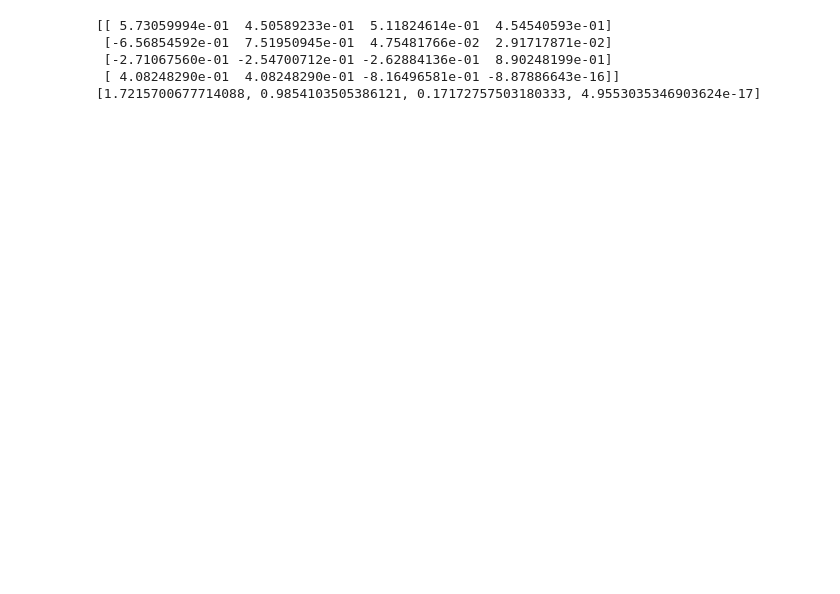
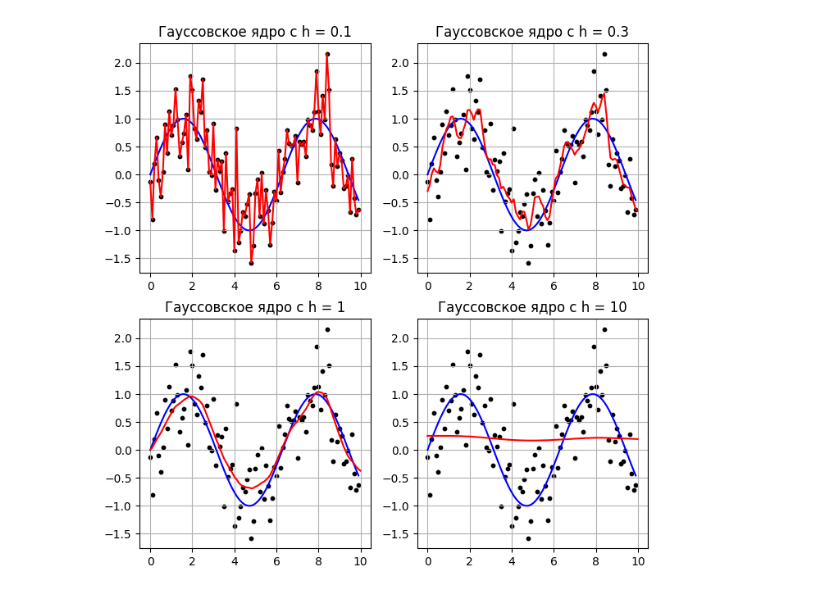
Before and after one commit to Sergey-Kiselev-dev/ML_sem_pub, a Jupyter notebook: ML_04_selfedu_ml_31.ipynb, the cells around one changed output. Cells and saved outputs as stored; diff of their text form; code cells hidden in the pictures; blank space fills up the shorter version.

```diff
--- a/ML_04_selfedu_ml_31.ipynb
+++ b/ML_04_selfedu_ml_31.ipynb
@@ -4,23 +5,41 @@
 import numpy as np
 import matplotlib.pyplot as plt
-# %%
-SIZE = 1000
-np.random.seed(123)
-x = np.random.normal(size=SIZE)
-y = np.random.normal(size=SIZE)
-z = (x + y) / 2
-x0 = np.sin(x + y)
-
-F = np.vstack([x, y, z, x0])
-FF = 1 / SIZE * F @ F.T
-L, W = np.linalg.eig(FF)
-WW = sorted(zip(L, W.T), key=lambda lx: lx[0], reverse=True)
-WW = np.array([w[1] for w in WW])
-print(WW)
-print(sorted(L, reverse=True))
-# %% [output]
-[[ 5.73059994e-01  4.50589233e-01  5.11824614e-01  4.54540593e-01]
- [-6.56854592e-01  7.51950945e-01  4.75481766e-02  2.91717871e-02]
- [-2.71067560e-01 -2.54700712e-01 -2.62884136e-01  8.90248199e-01]
- [ 4.08248290e-01  4.08248290e-01 -8.16496581e-01 -8.87886643e-16]]
-[1.7215700677714088, 0.9854103505386121, 0.17172757503180333, 4.9553035346903624e-17]
+# %%
+x = np.arange(0, 10, 0.1)           # отсчеты для исходного сигнала
+x_est = np.arange(0, 10, 0.01)      # отсчеты, где производится восстановление функции
+N = len(x)
+y_sin = np.sin(x)
+y = y_sin + np.random.normal(0, 0.5, N)
+# %%
+# аппроксимация ядерным сглаживанием
+h = 1.0     # при окне меньше 0.1 для финитных ядер будут ошибки
+
+K = lambda r: np.exp(-2 * r * r)        # гауссовское ядро
+K = lambda r: np.abs(1 - r) * bool(r <= 1)        # треугольное ядро
+# K = lambda r: bool(r <= 1)        # прямоугольное ядро
+
+ro = lambda xx, xi: np.abs(xx - xi)     # метрика
+w = lambda xx, xi: K(ro(xx, xi) / h)    # веса
+
+plt.figure(figsize=(8, 8))
+plot_number = 0
+
+for h in [0.1, 0.3, 1, 10]:
+    y_est = []
+    for xx in x_est:
+        ww = np.array([w(xx, xi) for xi in x])
+        yy = np.dot(ww, y) / sum(ww)            # формула Надарая-Ватсона
+        y_est.append(yy)
+
+    plot_number += 1
+    plt.subplot(2, 2, plot_number)
+
+    plt.scatter(x, y, color='black', s=10)
+    plt.plot(x, y_sin, color='blue')
+    plt.plot(x_est, y_est, color='red')
+    plt.title(f"Гауссовское ядро с h = {h}")
+    plt.grid()
+
+plt.show()
+# %% [output]
+[figure, added]
```
Also changed, not shown: parts of 1 cell of this notebook.
